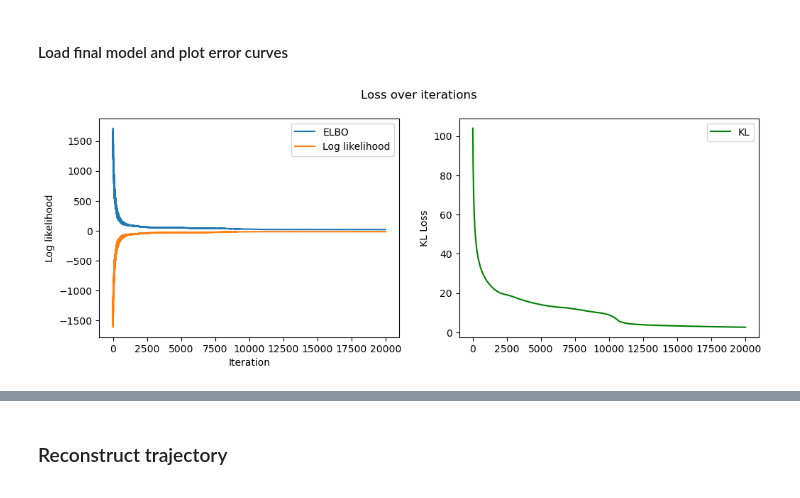
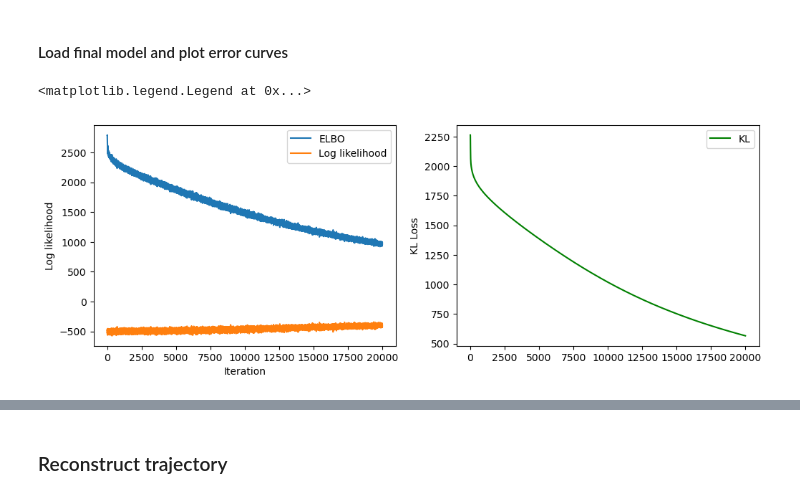
Before and after one commit to nguyen-td/perceptual-straightening, a Jupyter notebook: main.ipynb, the cells around one changed output, grey strips where cells are left out. Drawn from its saved outputs; the diff is of its cells as text; code cells hidden in the pictures.

Commit message:
update ELBO algorithm

```diff
--- a/main.ipynb
+++ b/main.ipynb
@@ -32,2 +18,15 @@ out_dict = '/Users/nguyentiendung/GitHub/perceptual-straightening/model/'
+# %%
+# load sample trajectory
+sim_idx = 0 # which out of the 100 trajectories to use
+data_path = Path('data')
+f_name = 'sim_0134.mat'
+S = spio.loadmat(Path(data_path) / f_name)['S']
+S_list = [S[0, i] for i in range(S.shape[1])]  # convert to list of structs
+
+# unpack data
+n_corr_obs = S_list[sim_idx]['Pc_reshaped'][0, 0] * S_list[sim_idx]['num_trials_mat'][0, 0]
+n_total_obs = S_list[sim_idx]['num_trials_mat'][0, 0]
+n_frames = S_list[sim_idx]['Pc_reshaped'][0, 0].shape[0]
+n_dim = S_list[sim_idx]['x'][0, 0].shape[0]
 # %% [markdown]
 ### Run direct estimation algorithm (Maximum Likelihood) to initialize posterior probabilities
@@ -89,0 +33,2 @@ plt.show()
+# %%
+x, _, p, c, d, a = run_MLEfit(n_dim, n_corr_obs, n_total_obs, verbose=True, n_starts=20)
@@ -114,9 +75,8 @@ sigma_prior_l_init = torch.tensor([1.0], requires_grad=False)
 ### Run inference
 # %%
 eps = 1e-6
-sim_traj = 1 # number of trajectories to simulate (recovery analysis)
-# model = ELBO(N, d_post_init, c_post_init, eps=eps)
-model = ELBO(N,
+model = ELBO(n_frames,
+             n_dim,
              mu_prior_d_init,
              mu_prior_c_init,
              mu_prior_a_init,
@@ -133,6 +93,6 @@ model = ELBO(N,
              eps=eps)
 
 lr = 1e-4
-optimizer = torch.optim.SGD(model.parameters(), lr=lr)
+optimizer = torch.optim.Adam(model.parameters(), lr=lr)
 # optimizer = torch.optim.Adam(model.parameters(), lr=lr)
 # model_file = Path(out_dict) / f'model_{sim_curvature}.pt'
@@ -175,7 +110,7 @@ ll_loss = np.zeros(iterations)
 c_prior = np.zeros(iterations)
 d_prior = np.zeros(iterations)
 # c_post = np.zeros((N-1, iterations))
-c_post = np.zeros((N-2, iterations))
+c_post = np.zeros((n_frames - 2, iterations))
 
 best_iteration = 0
 for i in range(iterations):
@@ -183,7 +118,7 @@ for i in range(iterations):
     # clear gradients
     optimizer.zero_grad()
 
-    log_ll, d, c, a = model.compute_likelihood(trial_mat, pair_inds, n_samples=100)
+    log_ll, d, c, a, p, x = model.compute_likelihood(n_corr_obs, n_total_obs, n_samples=100)
     kl = model.kl_divergence()
     loss = model.compute_loss(log_ll, kl)
 
@@ -199,6 +134,16 @@ for i in range(iterations):
     d_prior[i] = model.mu_prior_d.detach().numpy()
     c_post[:, i] = np.rad2deg(model.mu_post_c.detach().numpy())
 
+    # if i > 0:
+        # if (np.abs(errors[i] - errors[i-1])) < 1e-3:
+        #     errors = errors[:i]
+        #     kl_loss = kl_loss[:i]
+        #     ll_loss = ll_loss[:i]
+        #     c_prior = c_prior[:i]
+        #     d_prior = d_prior[:i]
+        #     c_post = c_post[:, :i]
+        #     break
+
     # print progress
     if not i % 250:
         print(f"Epoch: {i}, Loss: {loss.item()}")
@@ -238,29 +178,30 @@ Epoch: 19750, Loss: 18.80527114868164
 # %%
 fig, axs = plt.subplots(1, 2, figsize=(12, 4))
 
 # Primary y-axis (ELBO and Neg. log likelihood)
 axs[0].plot(errors, label='ELBO')
 axs[0].plot(ll_loss, label='Log likelihood')
 axs[0].set_xlabel('Iteration')
 axs[0].set_ylabel('Log likelihood')
 # axs[0].set_yscale('log')
 # axs[0].tick_params(axis='y')
 
 axs[1].plot(kl_loss, label='KL', color='green')
 axs[1].set_ylabel('KL Loss')
 # axs[1].tick_params(axis='y')
 # axs[1].set_yscale('log')
 
 # Add legends for both axes
 axs[0].legend()
 axs[1].legend()
 
 # save and show the plot
-fig.suptitle('Loss over iterations')
-plt.savefig(Path(out_dict) / f"error_{sim_curvature}")
-plt.show()
+# fig.suptitle('Loss over iterations')
+# plt.savefig(Path(out_dict) / f"error_{sim_curvature}")
+# plt.show()
 # %% [output]
+<matplotlib.legend.Legend at 0x...>
-[figure, old version]
+[figure, new version]
 # %%
 fig, axs = plt.subplots(1, 2, figsize=(10, 4))
 
```
Also changed, not shown: parts of 27 cells of this notebook, 13 other files.
